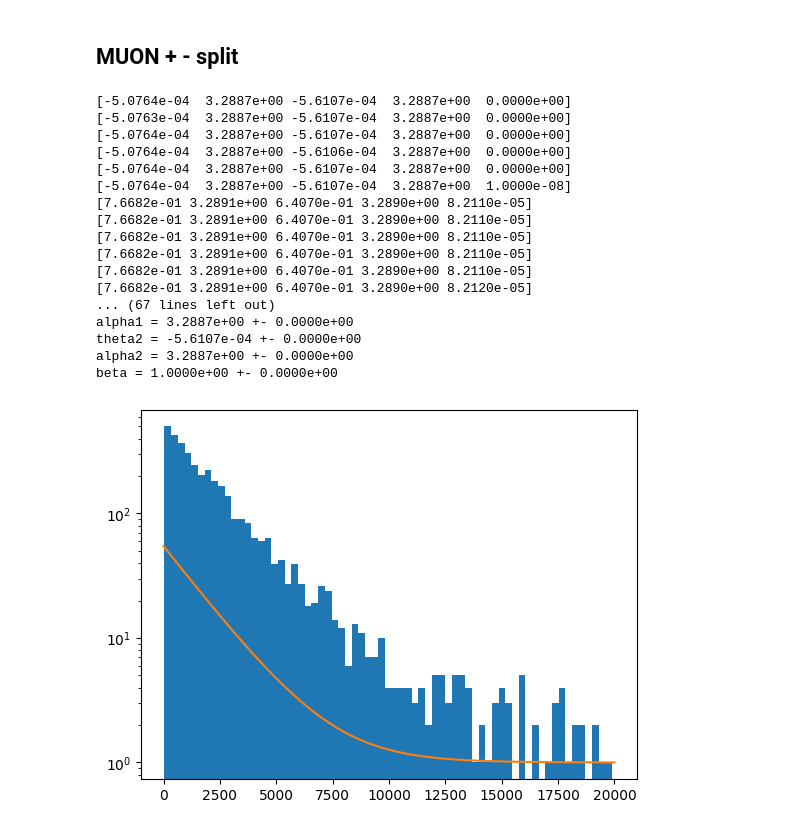
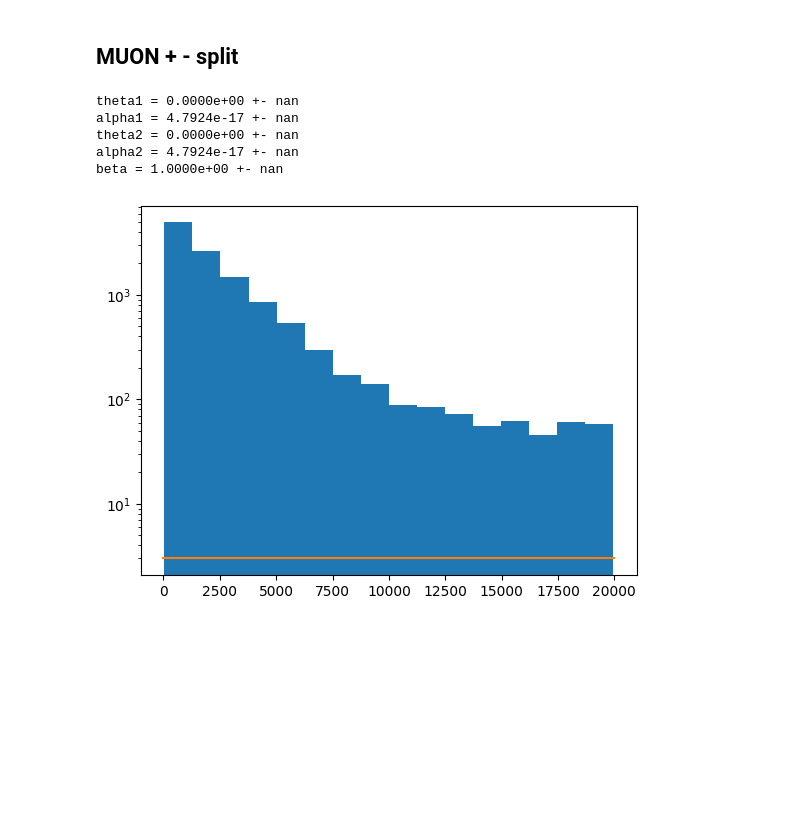
Before and after one commit to Confusedphoton/PHY---PNMR, a Jupyter notebook: gamma_muon.ipynb, the cells around one changed output. Drawn from its saved outputs; the diff is of its cells as text; code cells hidden in the pictures; blank space fills up the shorter version.

```diff
--- a/gamma_muon.ipynb
+++ b/gamma_muon.ipynb
@@ -11,3 +16,0 @@ from numpy.polynomial import polynomial as P
-# %%
-data = pd.read_csv(r'co_60_caliobration_data.csv', skiprows = 22)
-data = data.iloc[:, 0::2]
@@ -295,8 +93,4 @@ plt.yscale('log')
 # %%
-import numpy as np
-from scipy.optimize import minimize
-from numpy.linalg import inv, LinAlgError
-
 def _nll_transformed(p, x, y):
     # p = [theta, alpha, beta]
     theta, alpha, beta = p
@@ -375,7 +169,6 @@ def fit_poisson_from_times(t, bins='fd', return_bins=False, hess_eps=1e-5):
         theta0, alpha0 = 0.0, np.log(np.maximum(y.mean(), 1e-3))
 
     beta0 = (y[mids>18000]).mean()
-    print(beta0)
     p0 = np.array([theta0, alpha0, np.log(beta0)], dtype=float)
 
     res = minimize(_nll_transformed, p0, args=(x, y),
@@ -409,7 +202,7 @@ def fit_poisson_from_times(t, bins='fd', return_bins=False, hess_eps=1e-5):
             tau_hat = np.inf
             se_tau = np.nan
         else:
-            tau_hat = 1.0 / theta_hat
+            tau_hat = -1.0 / theta_hat
             se_tau = np.sqrt(np.maximum(0.0, cov[0,0] / (theta_hat**4)))
     except (LinAlgError, ValueError):
         cov = None
@@ -652,36 +577,24 @@ def fit_poisson_from_times(t, bins='fd', return_bins=False, hess_eps=1e-5):
 # %%
 def double_exp_reg(x, alpha_1, alpha_2, theta_1, theta_2, beta):
     return np.exp(theta_1 * x + alpha_1) + np.exp(theta_2 * x + alpha_2) + beta
 np.set_printoptions(4)
 results = fit_poisson_from_times(decays, return_bins=True)
 ts = np.linspace(0, 20_000, 1000)
 
 counts = double_exp_reg(ts,
                     results['alpha1'], results['alpha2'],
                     results['theta1'], results['theta2'],
                     results['beta'])
 
-plt.hist([decays], bins = results['bin_edges'].shape[0])
+plt.hist(decays.iloc[:,0], bins = results['bin_edges'].shape[0])
 plt.plot(ts, counts)
 plt.yscale('log')
 for p in results['stderr'].keys():
     print(f'{p} = {results[p]:.4e} +- {results['stderr'][p]:.4e}')
 # %% [output]
-[-5.0764e-04  3.2887e+00 -5.6107e-04  3.2887e+00  0.0000e+00]
-[-5.0763e-04  3.2887e+00 -5.6107e-04  3.2887e+00  0.0000e+00]
-[-5.0764e-04  3.2887e+00 -5.6107e-04  3.2887e+00  0.0000e+00]
-[-5.0764e-04  3.2887e+00 -5.6106e-04  3.2887e+00  0.0000e+00]
-[-5.0764e-04  3.2887e+00 -5.6107e-04  3.2887e+00  0.0000e+00]
-[-5.0764e-04  3.2887e+00 -5.6107e-04  3.2887e+00  1.0000e-08]
-[7.6682e-01 3.2891e+00 6.4070e-01 3.2890e+00 8.2110e-05]
-[7.6682e-01 3.2891e+00 6.4070e-01 3.2890e+00 8.2110e-05]
-[7.6682e-01 3.2891e+00 6.4070e-01 3.2890e+00 8.2110e-05]
-[7.6682e-01 3.2891e+00 6.4070e-01 3.2890e+00 8.2110e-05]
-[7.6682e-01 3.2891e+00 6.4070e-01 3.2890e+00 8.2110e-05]
-[7.6682e-01 3.2891e+00 6.4070e-01 3.2890e+00 8.2120e-05]
-... (67 lines left out)
-alpha1 = 3.2887e+00 +- 0.0000e+00
-theta2 = -5.6107e-04 +- 0.0000e+00
-alpha2 = 3.2887e+00 +- 0.0000e+00
-beta = 1.0000e+00 +- 0.0000e+00
+theta1 = 0.0000e+00 +- nan
+alpha1 = 4.7924e-17 +- nan
+theta2 = 0.0000e+00 +- nan
+alpha2 = 4.7924e-17 +- nan
+beta = 1.0000e+00 +- nan
-[figure, old version]
+[figure, new version]
```
Also changed, not shown: parts of 19 cells of this notebook.
